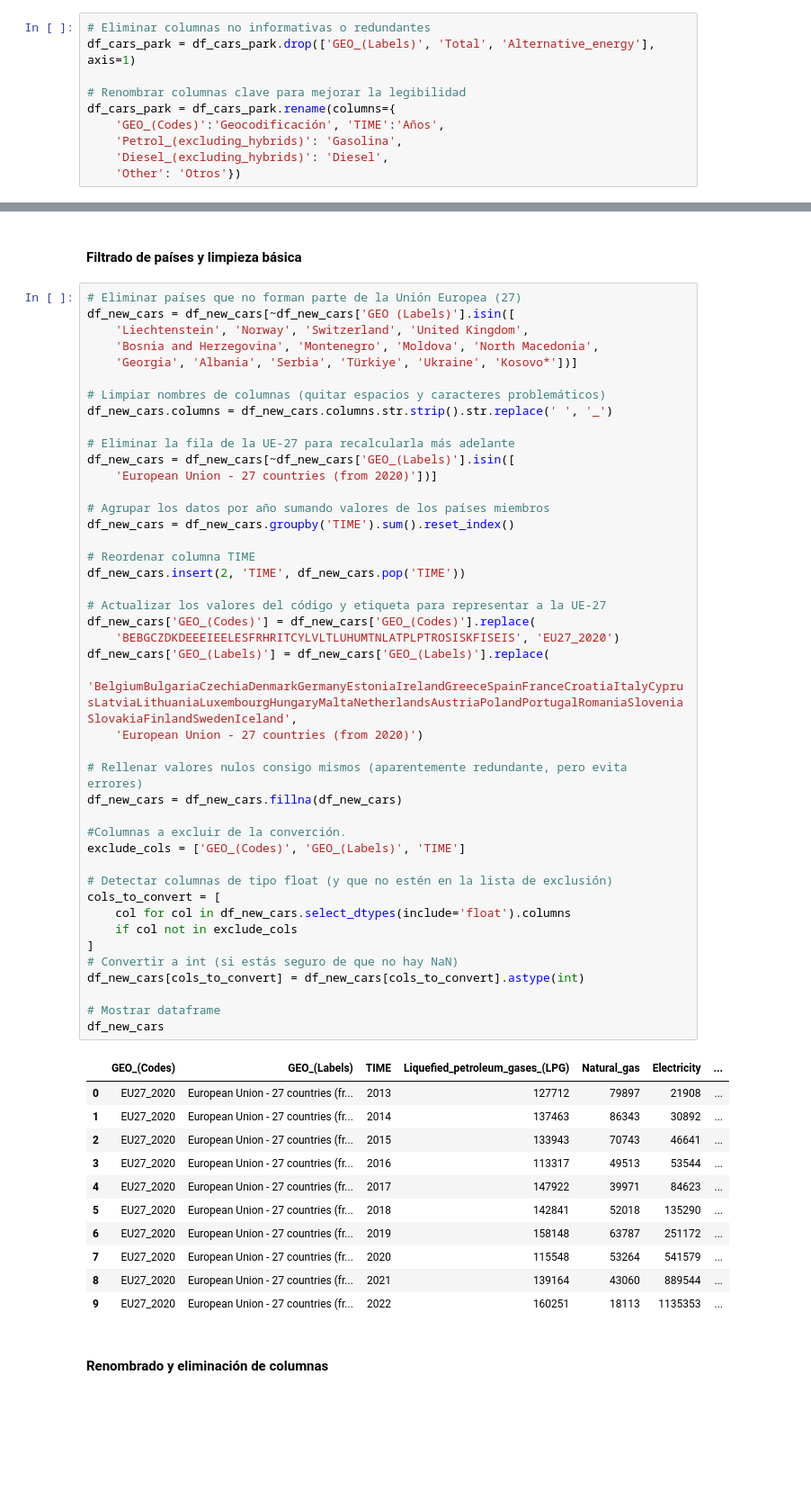
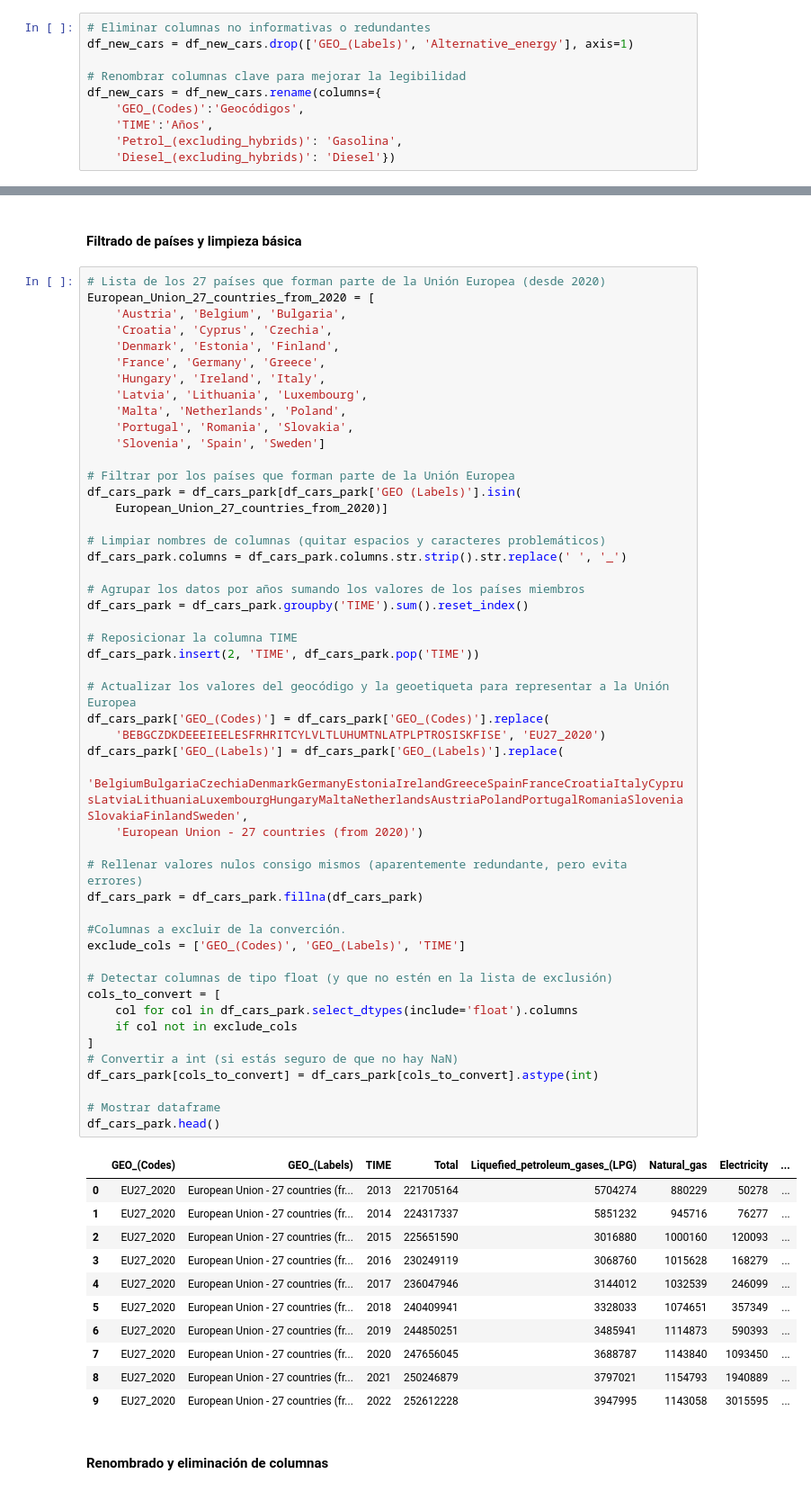
Before and after one commit to LoFloAb/Impacto_de_la_electrificaci-n_del_transporte_en_las_emisiones_de_GEI_en_Europa, a Jupyter notebook: Analisis_impacto_coche_electrico.ipynb, the cells around one changed output, grey strips where cells are left out. Shown at 90% size. Cells and saved outputs as stored; diff of their text form; blank space fills up the shorter version.

```diff
--- a/Analisis_impacto_coche_electrico.ipynb
+++ b/Analisis_impacto_coche_electrico.ipynb
@@ -816,13 +819,13 @@ df_cars_park
 #### Renombrado y eliminación de columnas
 # %%
 # Eliminar columnas no informativas o redundantes
-df_cars_park = df_cars_park.drop(['GEO_(Labels)', 'Total', 'Alternative_energy'], axis=1)
+df_new_cars = df_new_cars.drop(['GEO_(Labels)', 'Alternative_energy'], axis=1)
 
 # Renombrar columnas clave para mejorar la legibilidad
-df_cars_park = df_cars_park.rename(columns={
-    'GEO_(Codes)':'Geocodificación', 'TIME':'Años',
+df_new_cars = df_new_cars.rename(columns={
+    'GEO_(Codes)':'Geocódigos',
+    'TIME':'Años',
     'Petrol_(excluding_hybrids)': 'Gasolina',
-    'Diesel_(excluding_hybrids)': 'Diesel',
-    'Other': 'Otros'})
+    'Diesel_(excluding_hybrids)': 'Diesel'})
 # %% [markdown]
 #### Reagrupación de categorías energéticas
@@ -1146,60 +1242,66 @@ En los siguientes bloques se realizarán tareas de limpieza, normalización y re
 # %% [markdown]
 #### Filtrado de países y limpieza básica
 # %%
-# Eliminar países que no forman parte de la Unión Europea (27)
-df_new_cars = df_new_cars[~df_new_cars['GEO (Labels)'].isin([
-    'Liechtenstein', 'Norway', 'Switzerland', 'United Kingdom',
-    'Bosnia and Herzegovina', 'Montenegro', 'Moldova', 'North Macedonia',
-    'Georgia', 'Albania', 'Serbia', 'Türkiye', 'Ukraine', 'Kosovo*'])]
+# Lista de los 27 países que forman parte de la Unión Europea (desde 2020)
+European_Union_27_countries_from_2020 = [
+    'Austria', 'Belgium', 'Bulgaria',
+    'Croatia', 'Cyprus', 'Czechia',
+    'Denmark', 'Estonia', 'Finland',
+    'France', 'Germany', 'Greece',
+    'Hungary', 'Ireland', 'Italy',
+    'Latvia', 'Lithuania', 'Luxembourg',
+    'Malta', 'Netherlands', 'Poland',
+    'Portugal', 'Romania', 'Slovakia',
+    'Slovenia', 'Spain', 'Sweden']
+
+# Filtrar por los países que forman parte de la Unión Europea
+df_cars_park = df_cars_park[df_cars_park['GEO (Labels)'].isin(
+    European_Union_27_countries_from_2020)]
 
 # Limpiar nombres de columnas (quitar espacios y caracteres problemáticos)
-df_new_cars.columns = df_new_cars.columns.str.strip().str.replace(' ', '_')
+df_cars_park.columns = df_cars_park.columns.str.strip().str.replace(' ', '_')
 
-# Eliminar la fila de la UE-27 para recalcularla más adelante
-df_new_cars = df_new_cars[~df_new_cars['GEO_(Labels)'].isin([
-    'European Union - 27 countries (from 2020)'])]
+# Agrupar los datos por años sumando los valores de los países miembros
+df_cars_park = df_cars_park.groupby('TIME').sum().reset_index()
 
-# Agrupar los datos por año sumando valores de los países miembros
-df_new_cars = df_new_cars.groupby('TIME').sum().reset_index()
+# Reposicionar la columna TIME
+df_cars_park.insert(2, 'TIME', df_cars_park.pop('TIME'))
 
-# Reordenar columna TIME
-df_new_cars.insert(2, 'TIME', df_new_cars.pop('TIME'))
-
-# Actualizar los valores del código y etiqueta para representar a la UE-27
-df_new_cars['GEO_(Codes)'] = df_new_cars['GEO_(Codes)'].replace(
-    'BEBGCZDKDEEEIEELESFRHRITCYLVLTLUHUMTNLATPLPTROSISKFISEIS', 'EU27_2020')
-df_new_cars['GEO_(Labels)'] = df_new_cars['GEO_(Labels)'].replace(
-    'BelgiumBulgariaCzechiaDenmarkGermanyEstoniaIrelandGreeceSpainFranceCroatiaItalyCyprusLatviaLithuaniaLuxembourgHungaryMaltaNetherlandsAustriaPolandPortugalRomaniaSloveniaSlovakiaFinlandSwedenIceland',
+# Actualizar los valores del geocódigo y la geoetiqueta para representar a la Unión Europea
+df_cars_park['GEO_(Codes)'] = df_cars_park['GEO_(Codes)'].replace(
+    'BEBGCZDKDEEEIEELESFRHRITCYLVLTLUHUMTNLATPLPTROSISKFISE', 'EU27_2020')
+df_cars_park['GEO_(Labels)'] = df_cars_park['GEO_(Labels)'].replace(
+    'BelgiumBulgariaCzechiaDenmarkGermanyEstoniaIrelandGreeceSpainFranceCroatiaItalyCyprusLatviaLithuaniaLuxembourgHungaryMaltaNetherlandsAustriaPolandPortugalRomaniaSloveniaSlovakiaFinlandSweden',
     'European Union - 27 countries (from 2020)')
 
 # Rellenar valores nulos consigo mismos (aparentemente redundante, pero evita errores)
-df_new_cars = df_new_cars.fillna(df_new_cars)
+df_cars_park = df_cars_park.fillna(df_cars_park)
 
 #Columnas a excluir de la converción.
 exclude_cols = ['GEO_(Codes)', 'GEO_(Labels)', 'TIME']
 
 # Detectar columnas de tipo float (y que no estén en la lista de exclusión)
 cols_to_convert = [
-    col for col in df_new_cars.select_dtypes(include='float').columns
+    col for col in df_cars_park.select_dtypes(include='float').columns
     if col not in exclude_cols
 ]
 # Convertir a int (si estás seguro de que no hay NaN)
-df_new_cars[cols_to_convert] = df_new_cars[cols_to_convert].astype(int)
+df_cars_park[cols_to_convert] = df_cars_park[cols_to_convert].astype(int)
 
 # Mostrar dataframe
-df_new_cars
+df_cars_park.head()
 # %% [output]
-|  | GEO_(Codes) | GEO_(Labels) | TIME | Liquefied_petroleum_gases_(LPG) | Natural_gas | Electricity | ... |
-| 0 | EU27_2020 | European Union - 27 countries (fr... | 2013 | 127712 | 79897 | 21908 | ... |
-| 1 | EU27_2020 | European Union - 27 countries (fr... | 2014 | 137463 | 86343 | 30892 | ... |
-| 2 | EU27_2020 | European Union - 27 countries (fr... | 2015 | 133943 | 70743 | 46641 | ... |
-| 3 | EU27_2020 | European Union - 27 countries (fr... | 2016 | 113317 | 49513 | 53544 | ... |
-| 4 | EU27_2020 | European Union - 27 countries (fr... | 2017 | 147922 | 39971 | 84623 | ... |
-| 5 | EU27_2020 | European Union - 27 countries (fr... | 2018 | 142841 | 52018 | 135290 | ... |
-| 6 | EU27_2020 | European Union - 27 countries (fr... | 2019 | 158148 | 63787 | 251172 | ... |
-| 7 | EU27_2020 | European Union - 27 countries (fr... | 2020 | 115548 | 53264 | 541579 | ... |
-| 8 | EU27_2020 | European Union - 27 countries (fr... | 2021 | 139164 | 43060 | 889544 | ... |
-| 9 | EU27_2020 | European Union - 27 countries (fr... | 2022 | 160251 | 18113 | 1135353 | ... |
+|  | GEO_(Codes) | GEO_(Labels) | TIME | Total | Liquefied_petroleum_gases_(LPG) | Natural_gas | Electricity | ... |
+| 0 | EU27_2020 | European Union - 27 countries (fr... | 2013 | 221705164 | 5704274 | 880229 | 50278 | ... |
+| 1 | EU27_2020 | European Union - 27 countries (fr... | 2014 | 224317337 | 5851232 | 945716 | 76277 | ... |
+| 2 | EU27_2020 | European Union - 27 countries (fr... | 2015 | 225651590 | 3016880 | 1000160 | 120093 | ... |
+| 3 | EU27_2020 | European Union - 27 countries (fr... | 2016 | 230249119 | 3068760 | 1015628 | 168279 | ... |
+| 4 | EU27_2020 | European Union - 27 countries (fr... | 2017 | 236047946 | 3144012 | 1032539 | 246099 | ... |
+| 5 | EU27_2020 | European Union - 27 countries (fr... | 2018 | 240409941 | 3328033 | 1074651 | 357349 | ... |
+| 6 | EU27_2020 | European Union - 27 countries (fr... | 2019 | 244850251 | 3485941 | 1114873 | 590393 | ... |
+| 7 | EU27_2020 | European Union - 27 countries (fr... | 2020 | 247656045 | 3688787 | 1143840 | 1093450 | ... |
+| 8 | EU27_2020 | European Union - 27 countries (fr... | 2021 | 250246879 | 3797021 | 1154793 | 1940889 | ... |
+| 9 | EU27_2020 | European Union - 27 countries (fr... | 2022 | 252612228 | 3947995 | 1143058 | 3015595 | ... |
 # %% [markdown]
 #### Renombrado y eliminación de columnas
 # %%
```
Also changed, not shown: parts of 158 cells of this notebook.
